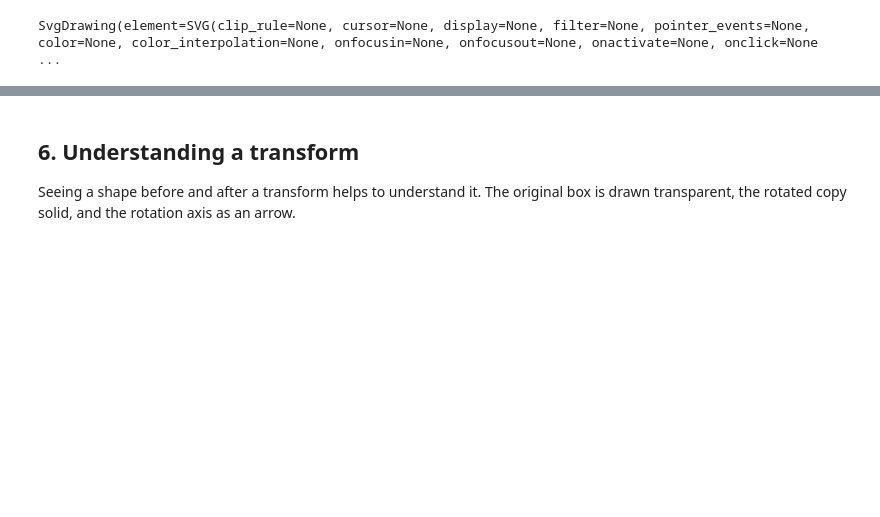
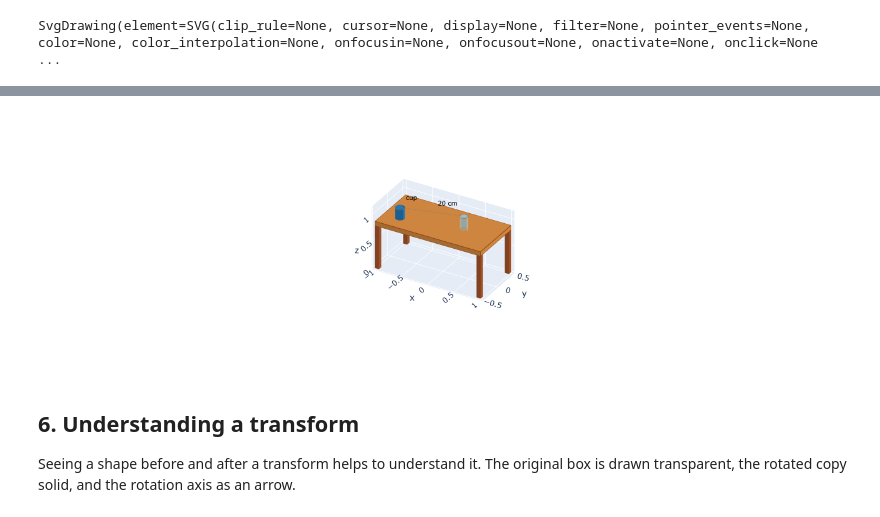
Before and after one commit to asteppke/minigeo, a Jupyter notebook: examples/getting_started.ipynb, the cells around one changed output, grey strips where cells are left out. Saved outputs shown, nothing was run; the diff lists cells and outputs as text; code cells hidden in the pictures; blank space fills up the shorter version.

```diff
--- a/examples/getting_started.ipynb
+++ b/examples/getting_started.ipynb
@@ -178,5 +178,7 @@ plt.show()
 # %%
-scene.render("plotly", height=800)
+scene.render("plotly", height=400)
+# %% [output]
+[figure, added]
 # %% [markdown]
 ## 6. Understanding a transform
 
```
Also changed, not shown: parts of 7 cells of this notebook, 9 other files.
